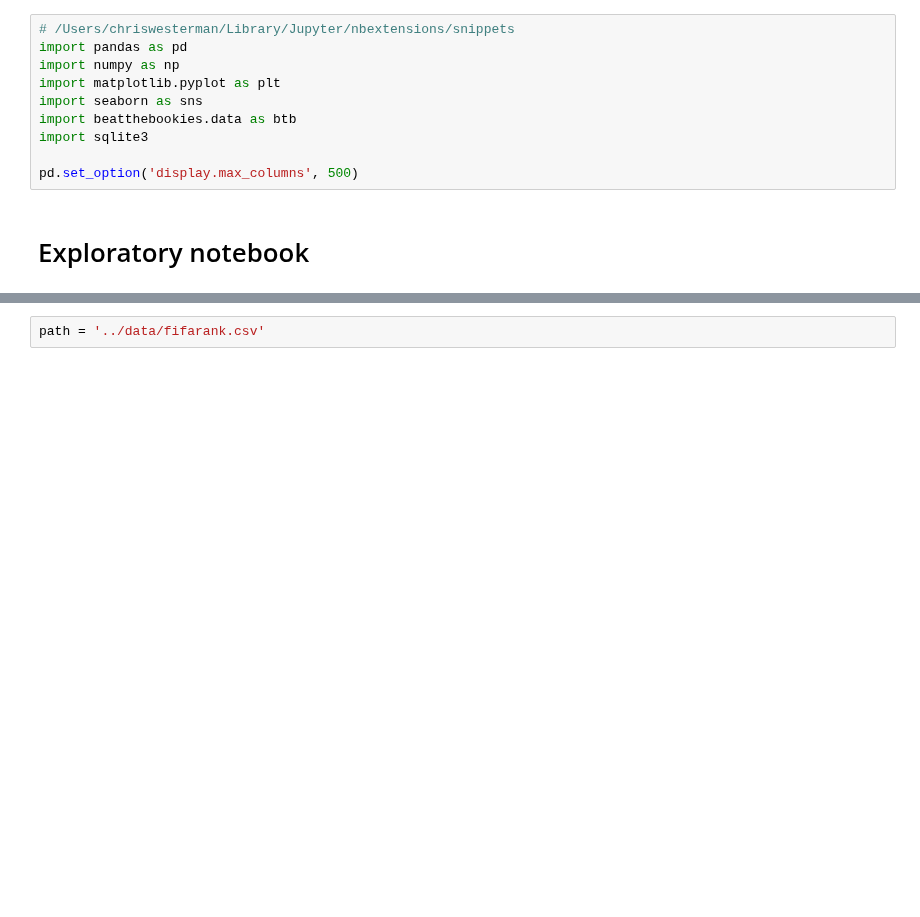
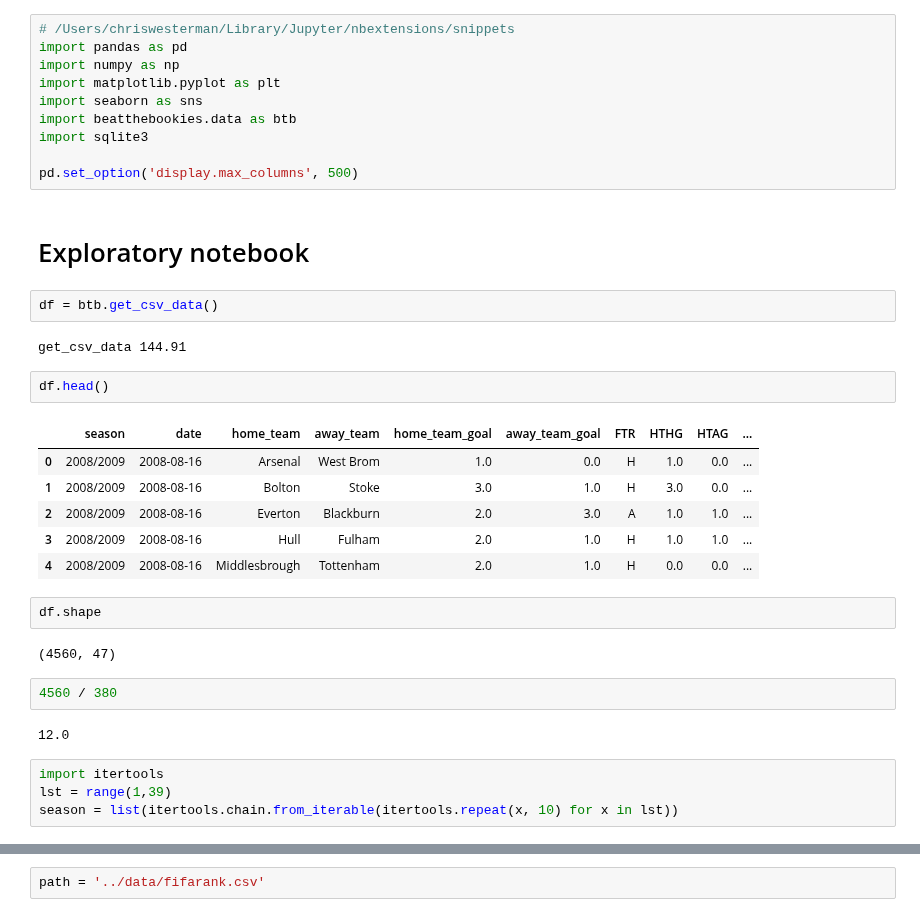
Before and after one commit to georgebrockman/beatthebookies, a Jupyter notebook: beatthebookies/notebooks/chris_explore.ipynb, the cells around one changed output, grey strips where cells are left out. Drawn from its saved outputs; the diff is of its cells as text; blank space fills up the shorter version.

Commit message:
added get csv data

```diff
--- a/beatthebookies/notebooks/chris_explore.ipynb
+++ b/beatthebookies/notebooks/chris_explore.ipynb
@@ -13,3 +13,28 @@ import sqlite3
 pd.set_option('display.max_columns', 500)
 # %% [markdown]
 # Exploratory notebook
+# %%
+df = btb.get_csv_data()
+# %% [output]
+get_csv_data 144.91
+# %%
+df.head()
+# %% [output]
+|  | season | date | home_team | away_team | home_team_goal | away_team_goal | FTR | HTHG | HTAG | ... |
+| 0 | 2008/2009 | 2008-08-16 | Arsenal | West Brom | 1.0 | 0.0 | H | 1.0 | 0.0 | ... |
+| 1 | 2008/2009 | 2008-08-16 | Bolton | Stoke | 3.0 | 1.0 | H | 3.0 | 0.0 | ... |
+| 2 | 2008/2009 | 2008-08-16 | Everton | Blackburn | 2.0 | 3.0 | A | 1.0 | 1.0 | ... |
+| 3 | 2008/2009 | 2008-08-16 | Hull | Fulham | 2.0 | 1.0 | H | 1.0 | 1.0 | ... |
+| 4 | 2008/2009 | 2008-08-16 | Middlesbrough | Tottenham | 2.0 | 1.0 | H | 0.0 | 0.0 | ... |
+# %%
+df.shape
+# %% [output]
+(4560, 47)
+# %%
+4560 / 380
+# %% [output]
+12.0
+# %%
+import itertools
+lst = range(1,39)
+season = list(itertools.chain.from_iterable(itertools.repeat(x, 10) for x in lst))
```
Also changed, not shown: parts of 10 cells of this notebook, 6 other files.
